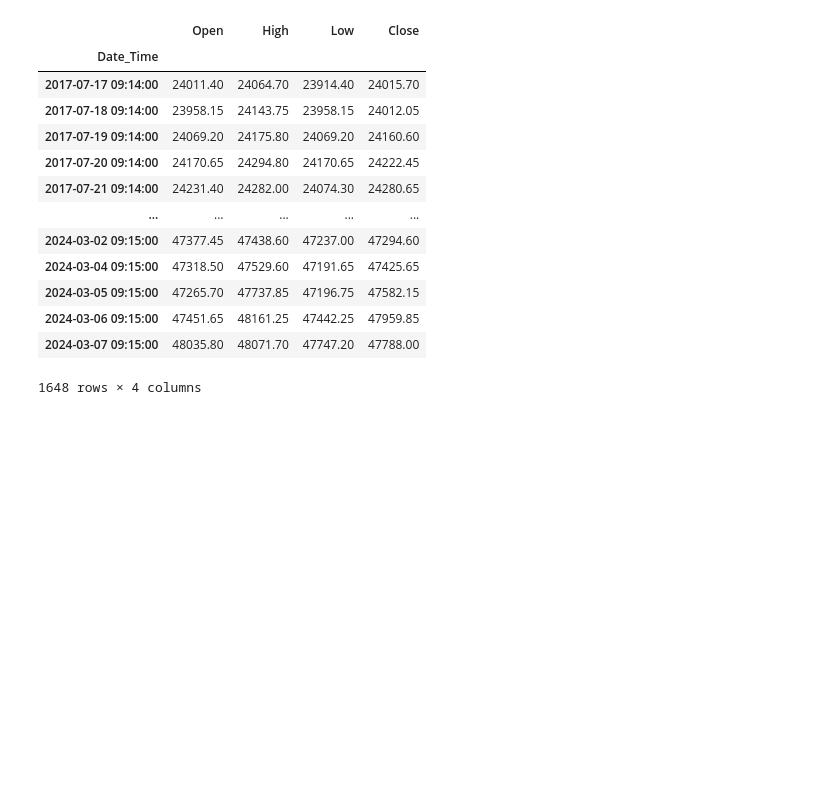
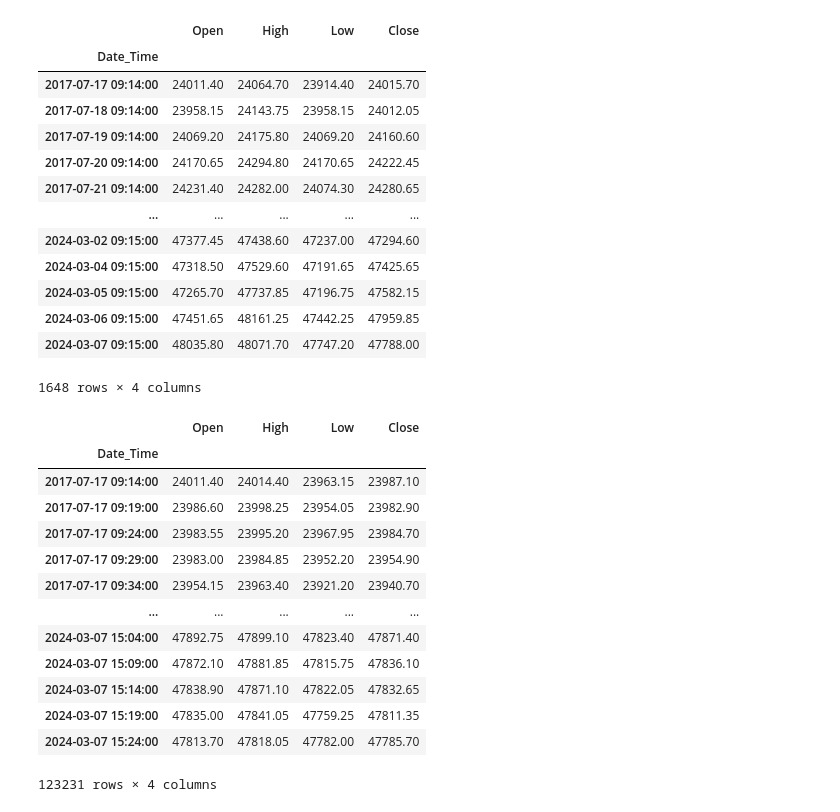
Before and after one commit to baobach/Algo-Trading-Strategies, a Jupyter notebook: research/Convertion_of _data.ipynb, the cells around one changed output. Saved outputs shown, nothing was run; the diff lists cells and outputs as text; code cells hidden in the pictures; blank space fills up the shorter version.

```diff
--- a/research/Convertion_of _data.ipynb
+++ b/research/Convertion_of _data.ipynb
@@ -158,0 +125,20 @@ data45.to_csv("../data/raw/5EMA_1WBN.csv")
+# %%
+data_5m = pd.read_csv('../data/raw/5EMA_5BN.csv')
+data_5m.set_index('Date_Time', inplace = True)
+data_5m.index = pd.to_datetime(data_5m.index)
+data_5m
+# %% [output]
+|  | Open | High | Low | Close |
+| Date_Time |  |  |  |  |
+| 2017-07-17 09:14:00 | 24011.40 | 24014.40 | 23963.15 | 23987.10 |
+| 2017-07-17 09:19:00 | 23986.60 | 23998.25 | 23954.05 | 23982.90 |
+| 2017-07-17 09:24:00 | 23983.55 | 23995.20 | 23967.95 | 23984.70 |
+| 2017-07-17 09:29:00 | 23983.00 | 23984.85 | 23952.20 | 23954.90 |
+| 2017-07-17 09:34:00 | 23954.15 | 23963.40 | 23921.20 | 23940.70 |
+| ... | ... | ... | ... | ... |
+| 2024-03-07 15:04:00 | 47892.75 | 47899.10 | 47823.40 | 47871.40 |
+| 2024-03-07 15:09:00 | 47872.10 | 47881.85 | 47815.75 | 47836.10 |
+| 2024-03-07 15:14:00 | 47838.90 | 47871.10 | 47822.05 | 47832.65 |
+| 2024-03-07 15:19:00 | 47835.00 | 47841.05 | 47759.25 | 47811.35 |
+| 2024-03-07 15:24:00 | 47813.70 | 47818.05 | 47782.00 | 47785.70 |
+123231 rows × 4 columns
```
Also changed, not shown: parts of 11 cells of this notebook, 6 other files.
